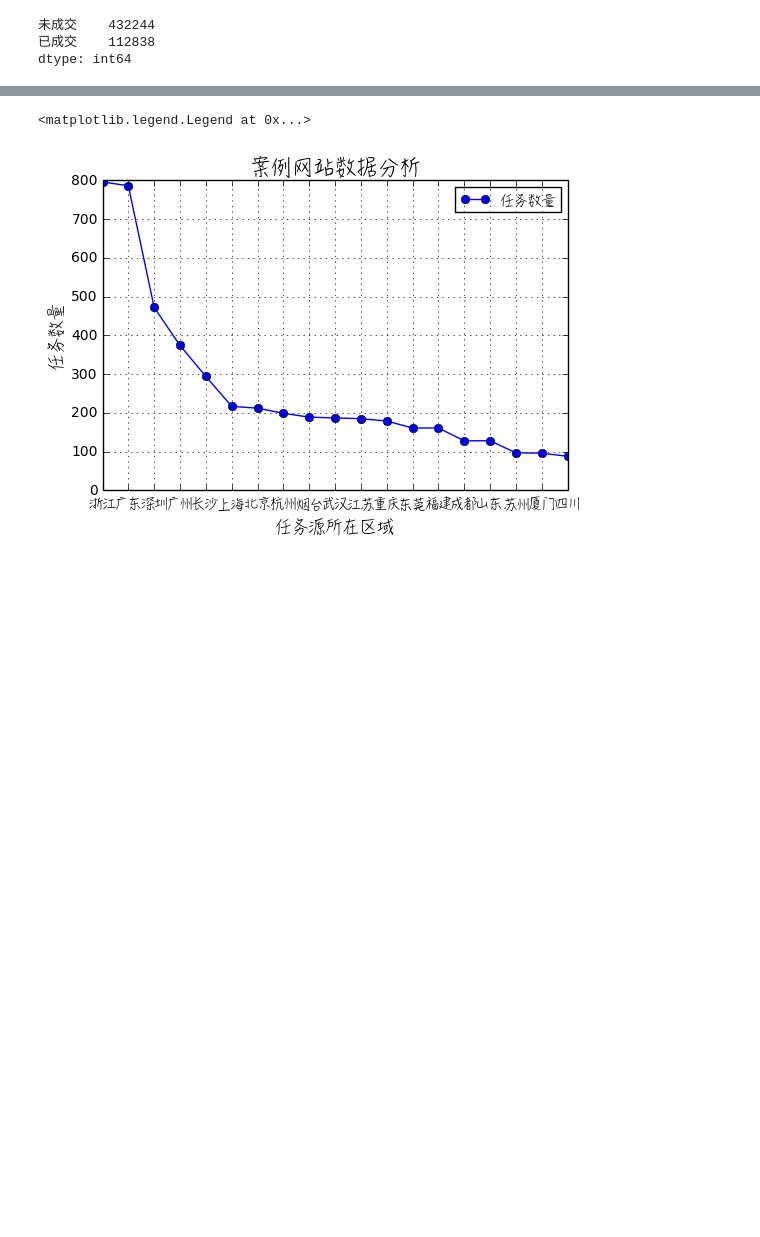
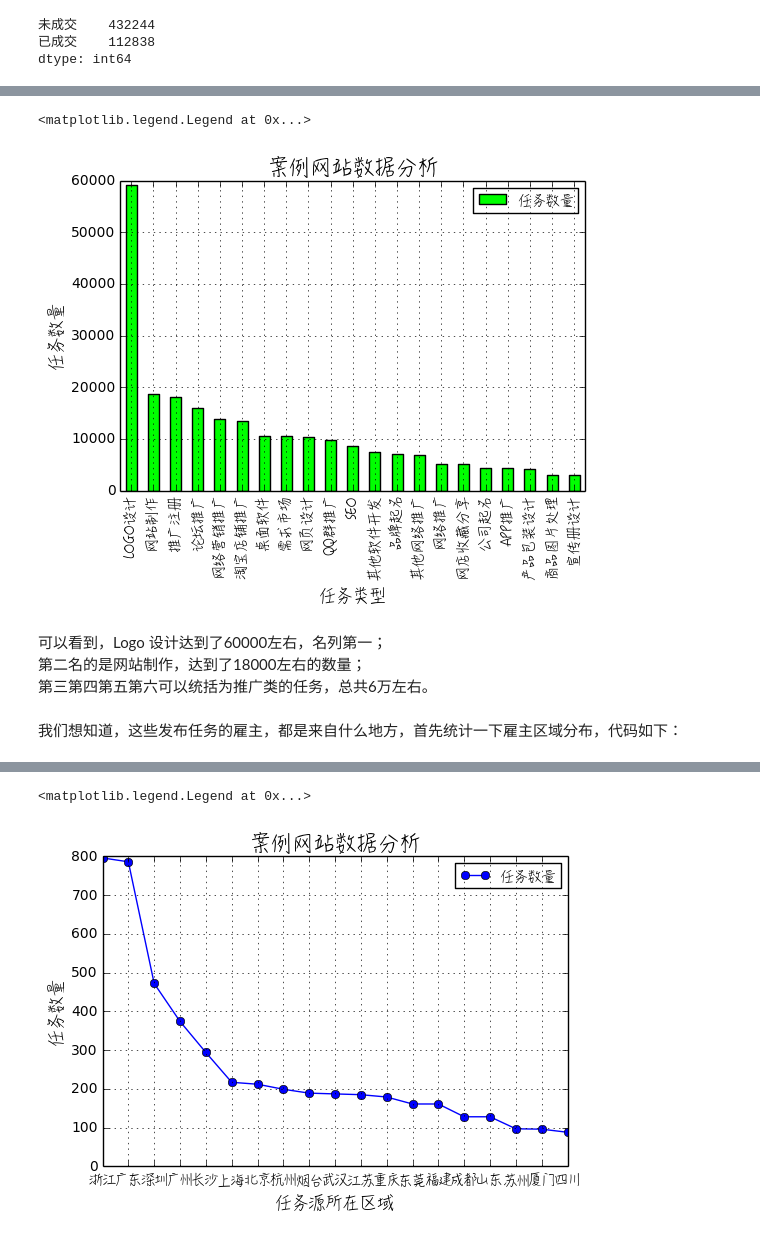
Before and after one commit to chengang545/dataMining, a Jupyter notebook: Untitled2.ipynb, the cells around one changed output, grey strips where cells are left out. Cells and saved outputs as stored; diff of their text form; code cells hidden in the pictures; blank space fills up the shorter version.

```diff
--- a/Untitled2.ipynb
+++ b/Untitled2.ipynb
@@ -53,0 +150,27 @@ df.iloc[:,2].value_counts().iloc[0:2].plot(kind='pie',labels= [u'A','B'],explode
+# %%
+rcParams['savefig.dpi']=100#设定图片的DPI
+#plt.title(u'逗你玩威客网站数据分析',size=15,fontproperties='STHeiti')#直接指定字体
+
+fig = plt.figure()#定义一个图片
+ax = fig.add_subplot(111)#划分1行1列选第1块。
+x = ax.xaxis#获取 x 轴坐标
+y = ax.yaxis#获取 y 轴坐标
+xmajorLocator = matplotlib.ticker.MultipleLocator(1)#设定主 X 轴间隔为1的倍数
+x.set_major_locator(xmajorLocator)
+ax.set_xticklabels('abcdefg',fontproperties=zhfont2)#设定 X 轴坐标标签
+
+df.iloc[:,9].value_counts().iloc[1:22].plot(kind = 'bar',color=(0,1,0))#图形化显示，选定RGB颜色，选定标记为点
+plt.title(u'案例网站数据分析',fontproperties=zhfont2,size=15)#设定图片标头及其属性
+#plt.text(2,5,u"北国风光",fontproperties=zhfont2,size=15)#设定图片内显示文本
+plt.xlabel(u'任务类型',fontproperties=zhfont2,size=12)#设定横轴名称
+plt.ylabel(u'任务数量',fontproperties=zhfont2,size=12)#设定纵轴名称
+plt.legend((u'任务数量',), loc='upper right',prop=zhfont2)#设定图素标
+# %% [output]
+<matplotlib.legend.Legend at 0x...>
+[figure, added]
+# %% [markdown]
+可以看到，Logo 设计达到了60000左右，名列第一；
+第二名的是网站制作，达到了18000左右的数量；
+第三第四第五第六可以统括为推广类的任务，总共6万左右。
+# %% [markdown]
+我们想知道，这些发布任务的雇主，都是来自什么地方，首先统计一下雇主区域分布，代码如下：
```
Also changed, not shown: parts of 27 cells of this notebook.
